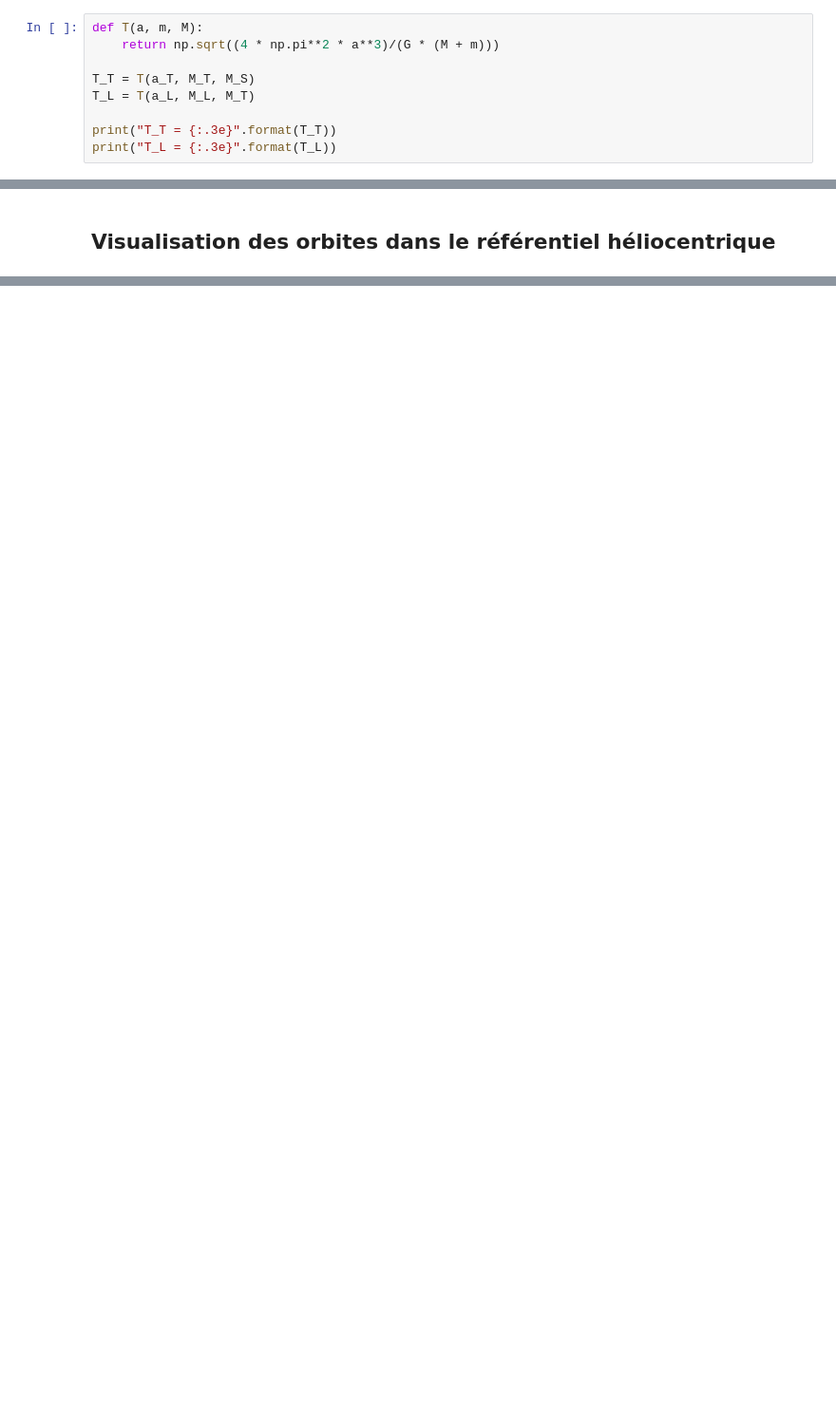
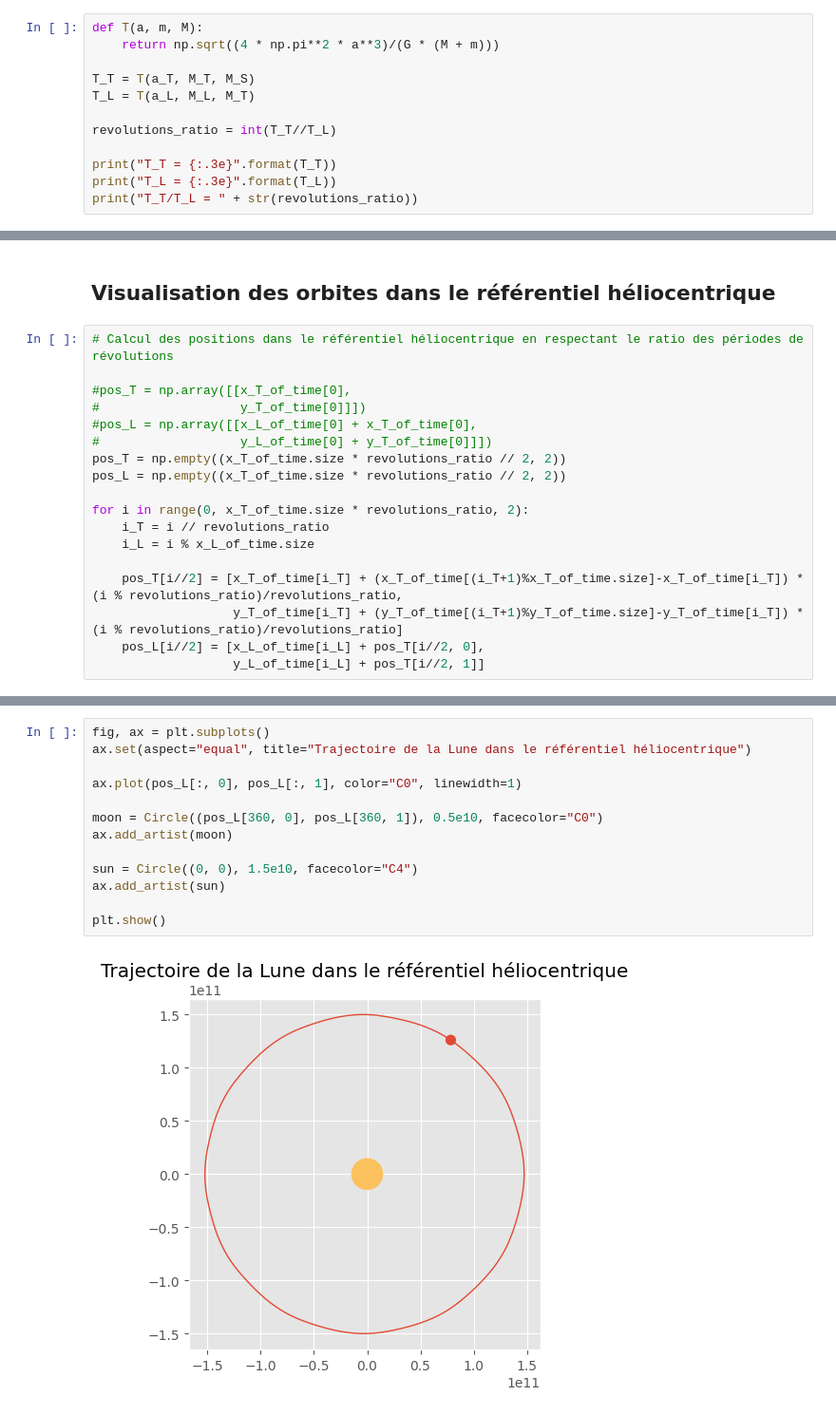
Before and after one commit to Natouche68/notebooks, a Jupyter notebook: kepler-moon.ipynb, the cells around one changed output, grey strips where cells are left out. Shown at 95% size. Saved outputs shown, nothing was run; the diff lists cells and outputs as text; blank space fills up the shorter version.

Commit message:
Finish visualizations

```diff
--- a/kepler-moon.ipynb
+++ b/kepler-moon.ipynb
@@ -153,8 +143,11 @@ def T(a, m, M):
 T_T = T(a_T, M_T, M_S)
 T_L = T(a_L, M_L, M_T)
 
+revolutions_ratio = int(T_T//T_L)
+
 print("T_T = {:.3e}".format(T_T))
 print("T_L = {:.3e}".format(T_L))
+print("T_T/T_L = " + str(revolutions_ratio))
 # %% [output]
 T_T = 3.156e+07
 T_L = 2.358e+06
@@ -310,3 +317,21 @@ HTML(anim.to_html5_video())
 [interactive output not drawn]
 # %% [markdown]
 ## Visualisation des orbites dans le référentiel héliocentrique
+# %%
+# Calcul des positions dans le référentiel héliocentrique en respectant le ratio des périodes de révolutions
+
+#pos_T = np.array([[x_T_of_time[0],
+#                   y_T_of_time[0]]])
+#pos_L = np.array([[x_L_of_time[0] + x_T_of_time[0],
+#                   y_L_of_time[0] + y_T_of_time[0]]])
+pos_T = np.empty((x_T_of_time.size * revolutions_ratio // 2, 2))
+pos_L = np.empty((x_T_of_time.size * revolutions_ratio // 2, 2))
+
+for i in range(0, x_T_of_time.size * revolutions_ratio, 2):
+    i_T = i // revolutions_ratio
+    i_L = i % x_L_of_time.size
+
+    pos_T[i//2] = [x_T_of_time[i_T] + (x_T_of_time[(i_T+1)%x_T_of_time.size]-x_T_of_time[i_T]) * (i % revolutions_ratio)/revolutions_ratio,
+                   y_T_of_time[i_T] + (y_T_of_time[(i_T+1)%y_T_of_time.size]-y_T_of_time[i_T]) * (i % revolutions_ratio)/revolutions_ratio]
+    pos_L[i//2] = [x_L_of_time[i_L] + pos_T[i//2, 0],
+                   y_L_of_time[i_L] + pos_T[i//2, 1]]
@@ -334,3 +396,18 @@ anim = FuncAnimation(fig, animate, frames=x_T_of_time.size, interval=40)
 HTML(anim.to_html5_video())
 # %% [output]
 [interactive output not drawn]
+# %%
+fig, ax = plt.subplots()
+ax.set(aspect="equal", title="Trajectoire de la Lune dans le référentiel héliocentrique")
+
+ax.plot(pos_L[:, 0], pos_L[:, 1], color="C0", linewidth=1)
+
+moon = Circle((pos_L[360, 0], pos_L[360, 1]), 0.5e10, facecolor="C0")
+ax.add_artist(moon)
+
+sun = Circle((0, 0), 1.5e10, facecolor="C4")
+ax.add_artist(sun)
+
+plt.show()
+# %% [output]
+[figure, added]
```
Also changed, not shown: parts of 14 cells of this notebook.
